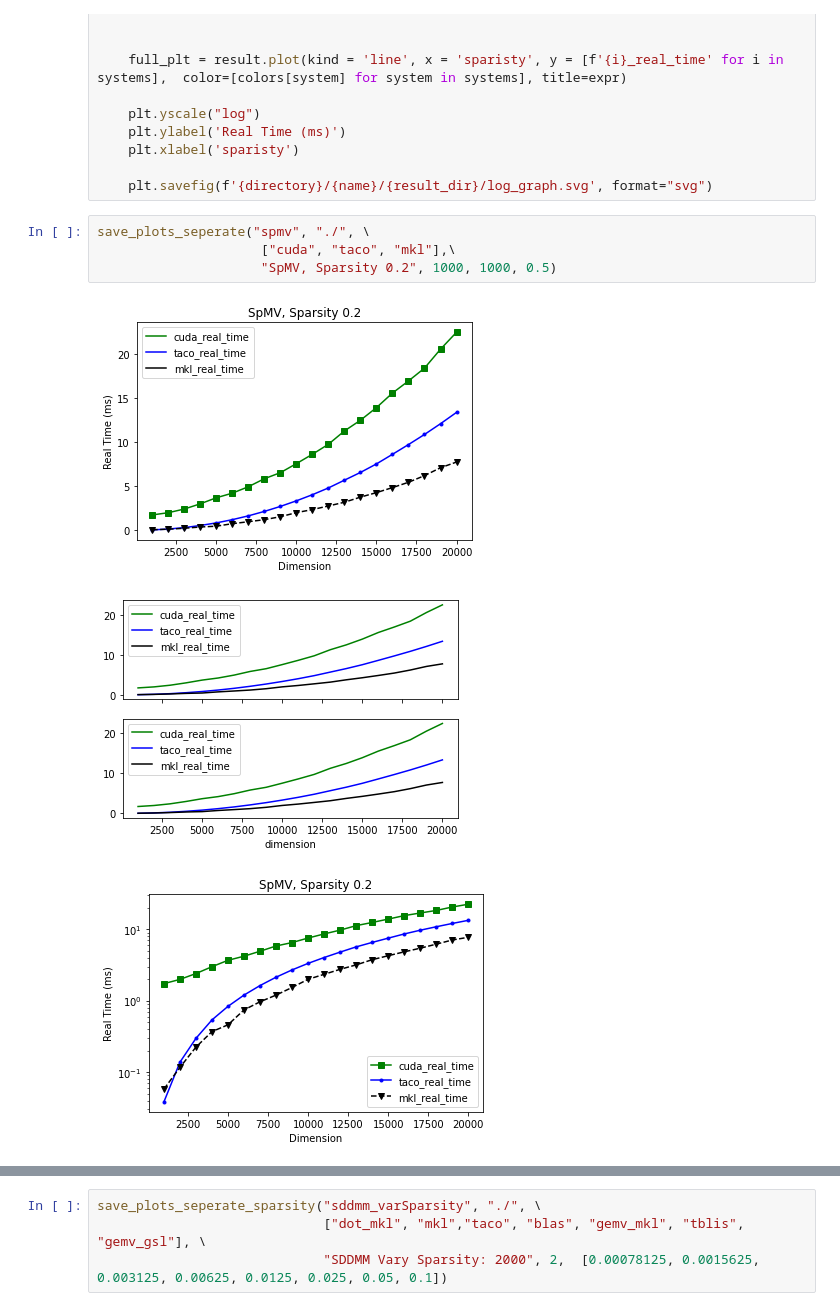
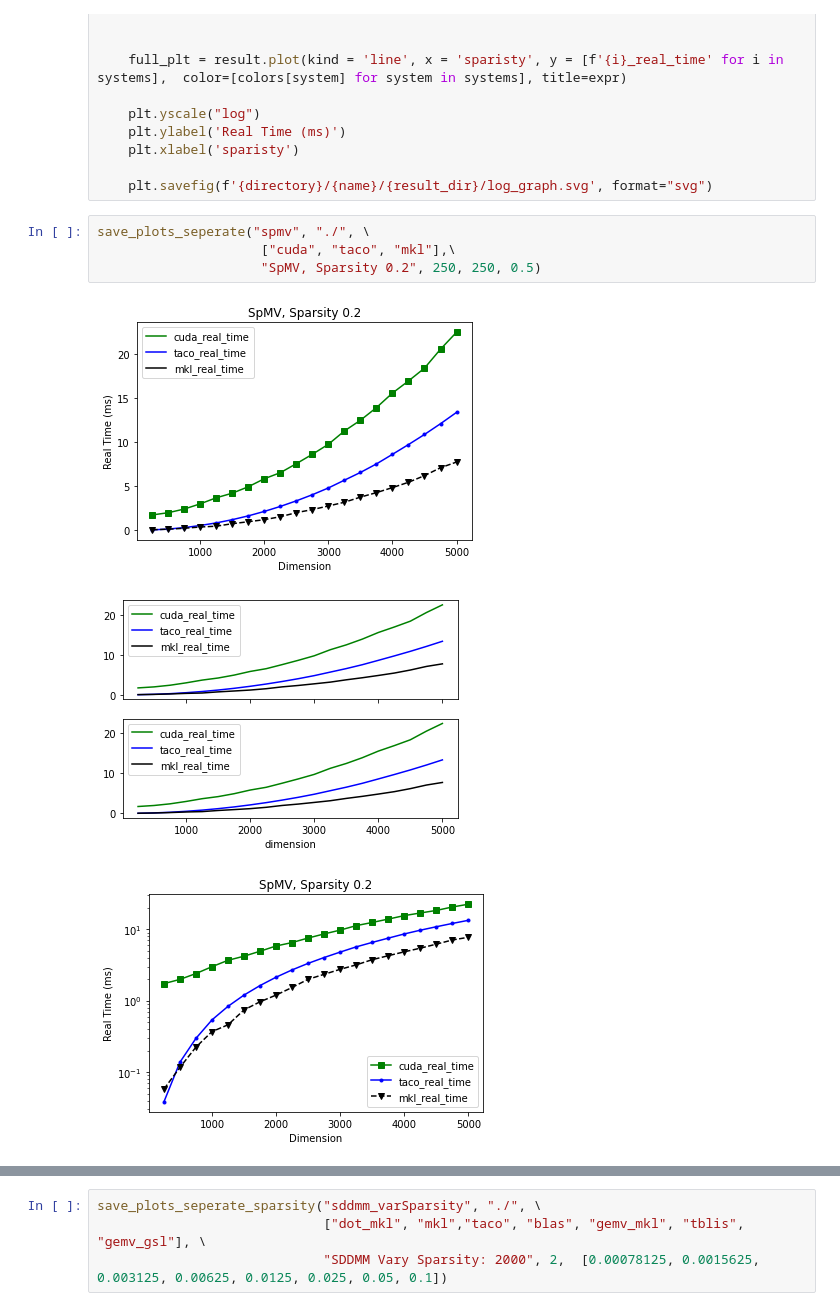
Before and after one commit to tensor-compiler/mosaic-benchmarks, a Jupyter notebook: data-benchmarks/bench-script.ipynb, the cells around one changed output, grey strips where cells are left out. Saved outputs shown, nothing was run; the diff lists cells and outputs as text.

```diff
--- a/data-benchmarks/bench-script.ipynb
+++ b/data-benchmarks/bench-script.ipynb
@@ -130,8 +130,8 @@ def save_plots_seperate_sparsity(name, directory, systems, expr, split, sparse,
 # %%
 save_plots_seperate("spmv", "./", \
                      ["cuda", "taco", "mkl"],\
-                     "SpMV, Sparsity 0.2", 1000, 1000, 0.5)
+                     "SpMV, Sparsity 0.2", 250, 250, 0.5)
 # %% [output]
-[figure, old version]
+[figure, new version]
-[figure, old version]
+[figure, new version]
-[figure, old version]
+[figure, new version]
```
Also changed, not shown: parts of 4 cells of this notebook, 3 other files.
